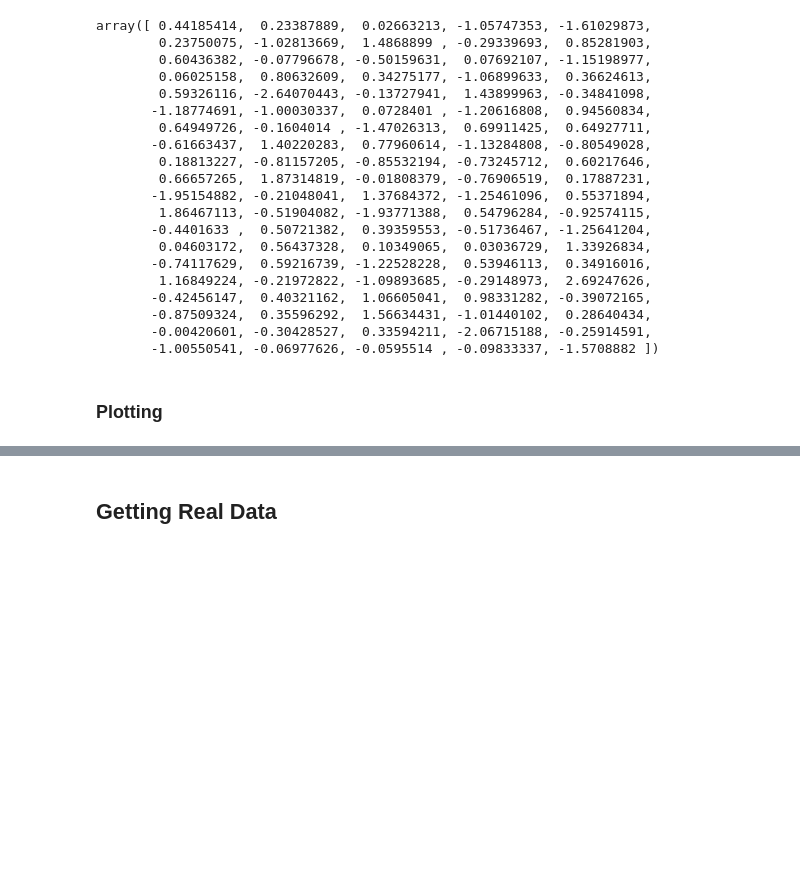
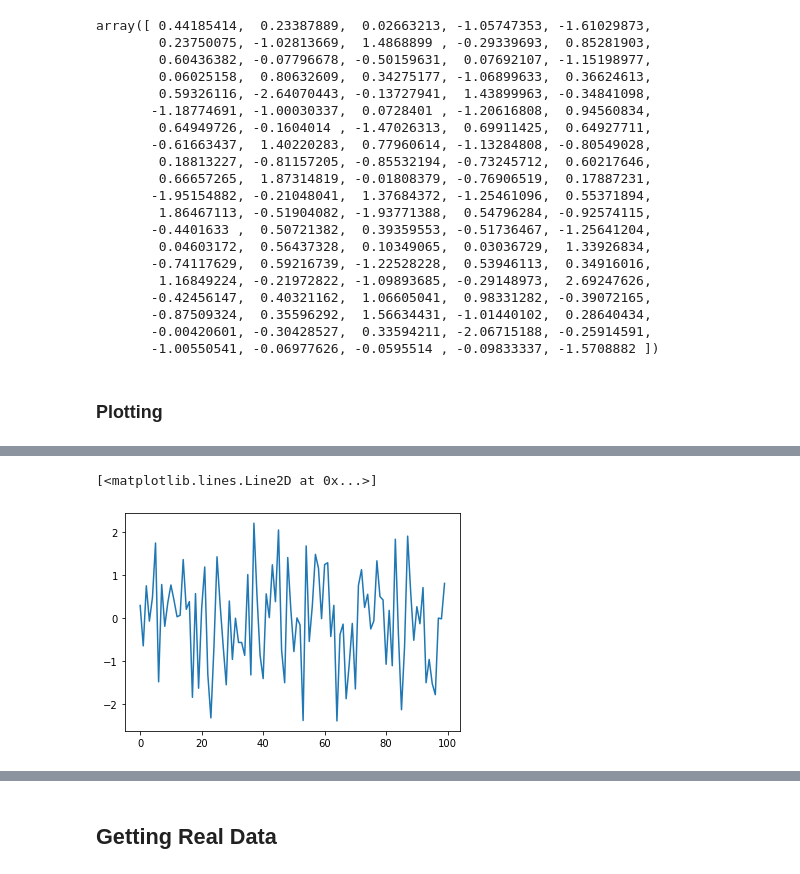
Before and after one commit to hank-butler/hf, a Jupyter notebook: quantopian/ch01-intro_to_research.ipynb, the cells around one changed output, grey strips where cells are left out. Saved outputs shown, nothing was run; the diff lists cells and outputs as text; code cells hidden in the pictures; blank space fills up the shorter version.

```diff
--- a/quantopian/ch01-intro_to_research.ipynb
+++ b/quantopian/ch01-intro_to_research.ipynb
@@ -87,0 +91,7 @@ plt.
+# %%
+x = np.random.normal(0, 1, 100)
+
+plt.plot(x)
+# %% [output]
+[<matplotlib.lines.Line2D at 0x...>]
+[figure, added]
```
Also changed, not shown: parts of 3 cells of this notebook.
